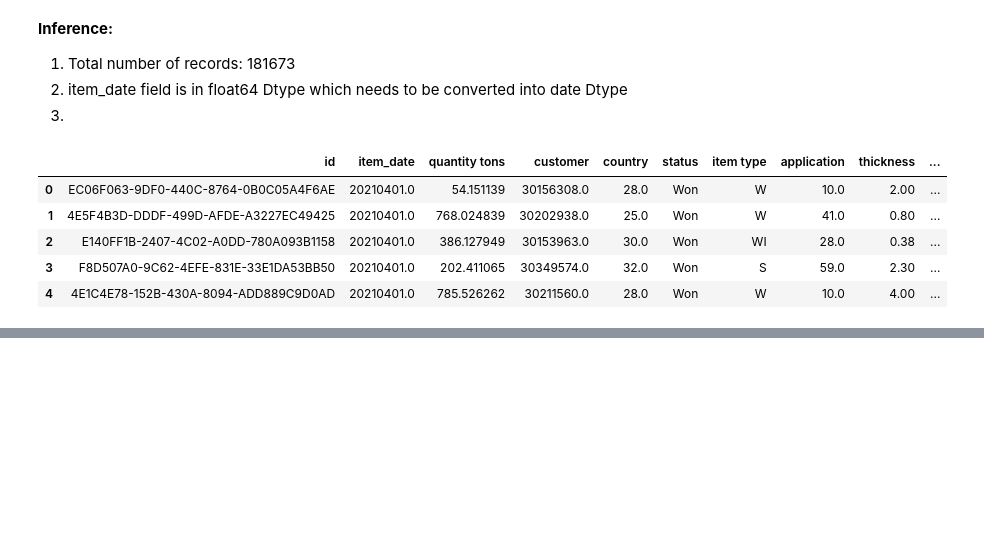
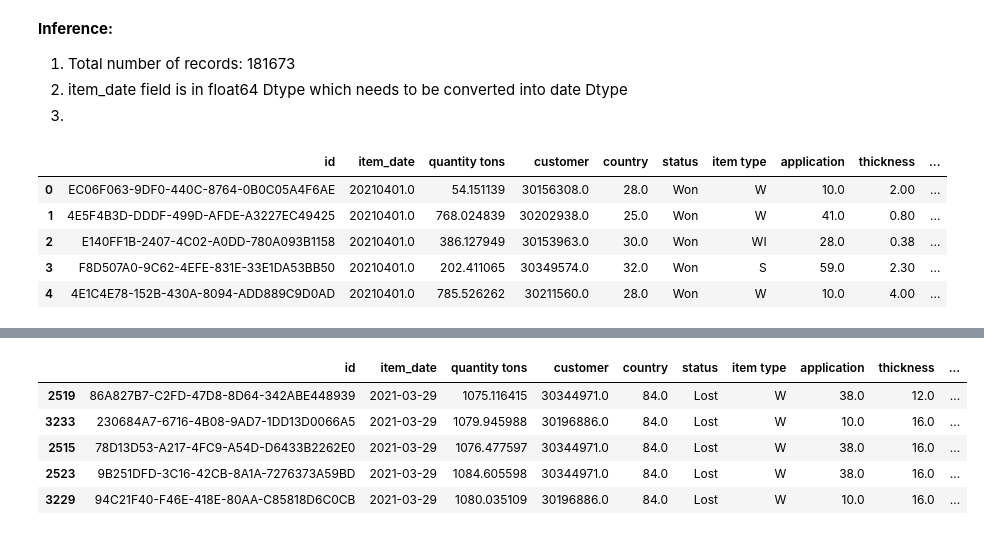
Before and after one commit to codewithselva/industrial-copper-modelling, a Jupyter notebook: Capstone_Industrial_Copper_Modeling.ipynb, the cells around one changed output, grey strips where cells are left out. Saved outputs shown, nothing was run; the diff lists cells and outputs as text; code cells hidden in the pictures; blank space fills up the shorter version.

```diff
--- a/Capstone_Industrial_Copper_Modeling.ipynb
+++ b/Capstone_Industrial_Copper_Modeling.ipynb
@@ -171,3 +169,13 @@ cleaned_df.head()
+# %%
+cleaned_df.sort_values(by='delivery date', ascending=False, inplace=True)
+cleaned_df.head()
+# %% [output]
+|  | id | item_date | quantity tons | customer | country | status | item type | application | thickness | ... |
+| 2519 | 86A827B7-C2FD-47D8-8D64-342ABE448939 | 2021-03-29 | 1075.116415 | 30344971.0 | 84.0 | Lost | W | 38.0 | 12.0 | ... |
+| 3233 | 230684A7-6716-4B08-9AD7-1DD13D0066A5 | 2021-03-29 | 1079.945988 | 30196886.0 | 84.0 | Lost | W | 10.0 | 16.0 | ... |
+| 2515 | 78D13D53-A217-4FC9-A54D-D6433B2262E0 | 2021-03-29 | 1076.477597 | 30344971.0 | 84.0 | Lost | W | 38.0 | 16.0 | ... |
+| 2523 | 9B251DFD-3C16-42CB-8A1A-7276373A59BD | 2021-03-29 | 1084.605598 | 30344971.0 | 84.0 | Lost | W | 38.0 | 16.0 | ... |
+| 3229 | 94C21F40-F46E-418E-80AA-C85818D6C0CB | 2021-03-29 | 1080.035109 | 30196886.0 | 84.0 | Lost | W | 10.0 | 16.0 | ... |
 # %%
 # Handling missing values
 cleaned_df.dropna(inplace=True)
```
Also changed, not shown: parts of 26 cells of this notebook.
